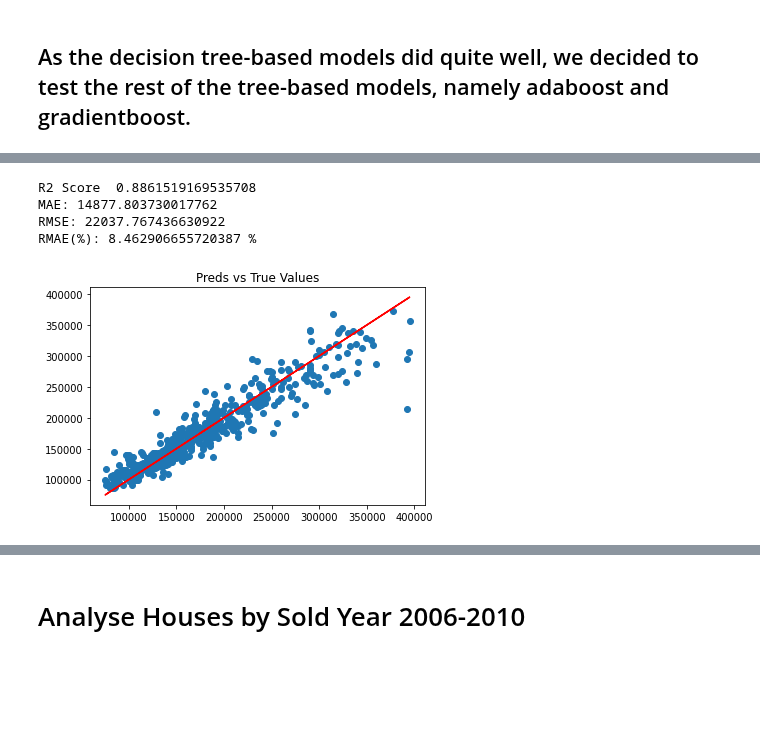
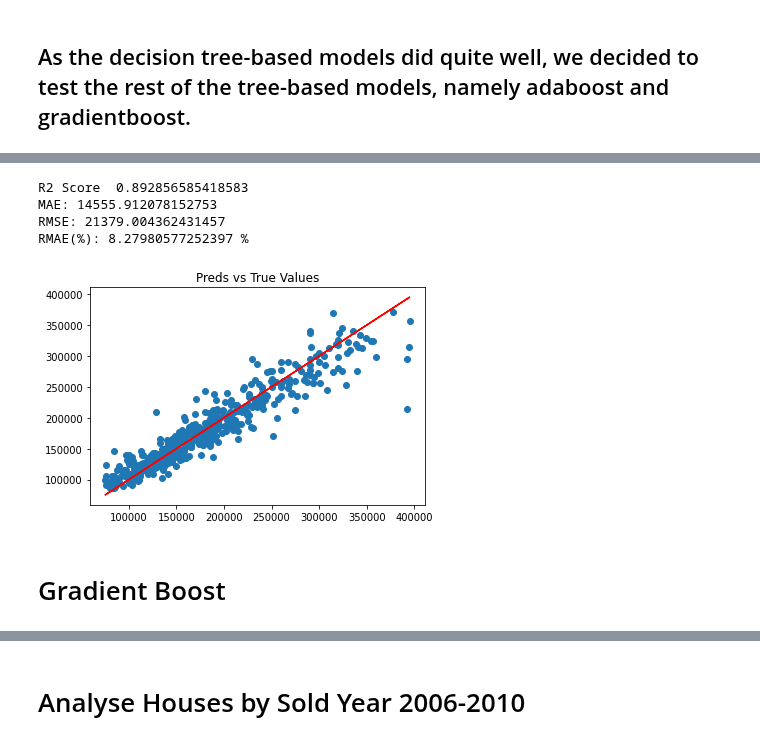
Before and after one commit to KacperChmura1/House-Price, a Jupyter notebook: ML.ipynb, the cells around one changed output, grey strips where cells are left out. Drawn from its saved outputs; the diff is of its cells as text; code cells hidden in the pictures; blank space fills up the shorter version.

```diff
--- a/ML.ipynb
+++ b/ML.ipynb
@@ -477,8 +466,10 @@ RMAE(%): 8.263951342621262 %
 # %%
-ml(dummies_df, AdaBoostRegressor(base_estimator=tree,n_estimators=200,learning_rate=1 ) , False, 0)
+ml(dummies_df, AdaBoostRegressor(base_estimator=tree,n_estimators=250,learning_rate=1 ) , False, 0)
 # %% [output]
-R2 Score  0.8861519169535708
-MAE: 14877.803730017762
-RMSE: 22037.767436630922
-RMAE(%): 8.462906655720387 %
+R2 Score  0.892856585418583
+MAE: 14555.912078152753
+RMSE: 21379.004362431457
+RMAE(%): 8.27980577252397 %
-[figure, old version]
+[figure, new version]
+# %% [markdown]
+# Gradient Boost
```
Also changed, not shown: parts of 16 cells of this notebook.
